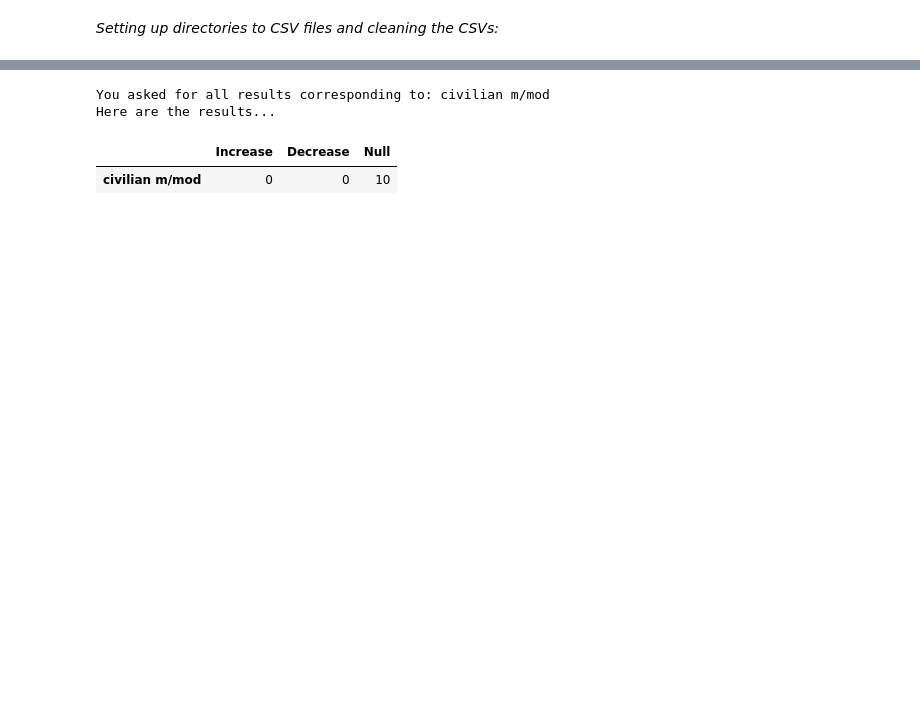
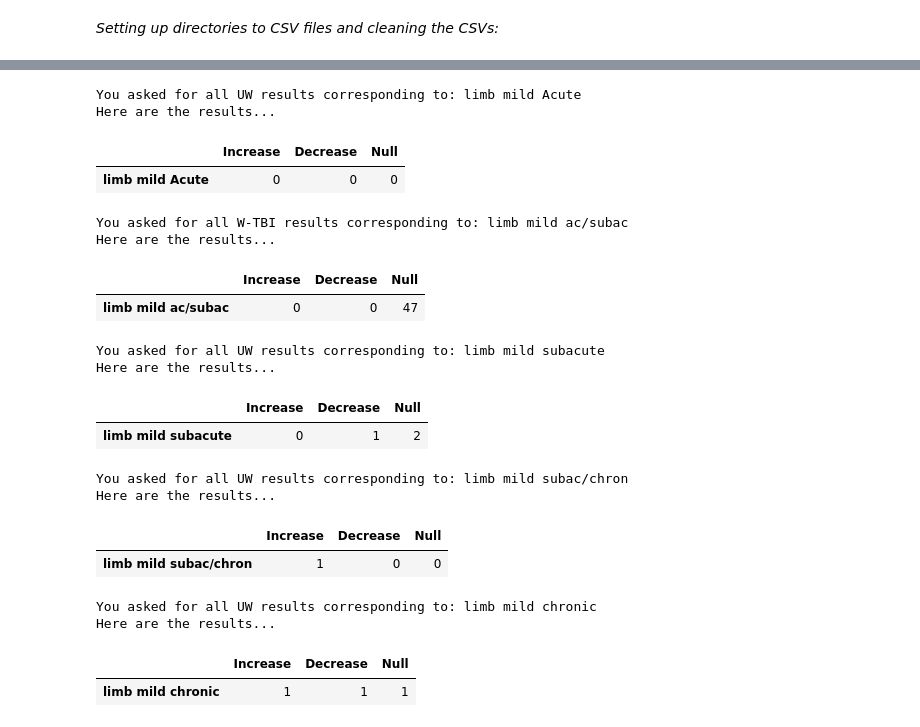
Before and after one commit to danielfrees/rsfMRI_LitReview, a Jupyter notebook: Parsing_rsfMRI_Data.ipynb, the cells around one changed output, grey strips where cells are left out. Cells and saved outputs as stored; diff of their text form; code cells hidden in the pictures; blank space fills up the shorter version.

Commit message:
Updated for results sample size weighting

```diff
--- a/Parsing_rsfMRI_Data.ipynb
+++ b/Parsing_rsfMRI_Data.ipynb
@@ -1169,7 +1200,0 @@ def easyQueryStats(stats, query1="", query2="", query3="", query4="", query5="",
-# %%
-easyQueryStats(stats, "civilian", "m/mod")
-# %% [output]
-You asked for all results corresponding to: civilian m/mod
-Here are the results...
-|  | Increase | Decrease | Null |
-| civilian m/mod | 0 | 0 | 10 |
@@ -1177,0 +1201,57 @@ Here are the results...
+# %%
+#easyQueryStats function--------------------------------------------------------------------------------------------------
+#easyQueryStats() works exactly like queryStats except it prints out a mini dataframe
+#of your requested statistics, making it easier to use without additional coding.
+#As of 08/11/2021, you also have to provide a weighting type for your results as the second parameter.
+#"UW"- unweighted results
+#"W-TBI" TBI sample size weighted results
+#"W-Total" Total sample size weighted results
+
+def easyQueryStats(stats, weight = "UW", query1="", query2="", query3="", query4="", query5="", query6=""):
+    queryList = [query1, query2, query3, query4, query5, query6]
+    queryList = [query for query in queryList if not query == ""]
+    if(any(query not in nets+results+severities+ages+chronicities+types+controls for query in queryList)):
+        print("One of more of your queries did not correspond to a valid keyword. Double check your input!")
+        return
+
+    if weight not in ["UW", "W-TBI", "W-Total"]:
+        print("Your providing weighting choice did not match a valid keyword. Double check your input!")
+        return
+
+    res = queryStats(stats, weight, query1, query2, query3, query4, query5, query6)
+
+    print("You asked for all " + weight + " results corresponding to: " + query1 + " " + query2 + " " + query3 + " " + query4 + " " + query5 + " " + query6)
+    print("Here are the results...")
+    result = {"Increase": res[0], "Decrease": res[1], "Null": res[2]}
+    res_Index = [query1 + " " + query2 + " " + query3 + " " + query4 + " " + query5 + " " + query6]
+    df = pd.DataFrame(result, index = res_Index)
+    display(df)
+    return
+#end easyQueryStats function--------------------------------------------------------------------------------------------------
+# %%
+easyQueryStats(stats, "UW", "limb", "mild", "Acute")
+easyQueryStats(stats, "W-TBI", "limb", "mild", "ac/subac")
+easyQueryStats(stats, "UW", "limb", "mild", "subacute")
+easyQueryStats(stats, "UW", "limb", "mild", "subac/chron")
+easyQueryStats(stats, "UW", "limb", "mild", "chronic")
+# %% [output]
+You asked for all UW results corresponding to: limb mild Acute
+Here are the results...
+|  | Increase | Decrease | Null |
+| limb mild Acute | 0 | 0 | 0 |
+You asked for all W-TBI results corresponding to: limb mild ac/subac
+Here are the results...
+|  | Increase | Decrease | Null |
+| limb mild ac/subac | 0 | 0 | 47 |
+You asked for all UW results corresponding to: limb mild subacute
+Here are the results...
+|  | Increase | Decrease | Null |
+| limb mild subacute | 0 | 1 | 2 |
+You asked for all UW results corresponding to: limb mild subac/chron
+Here are the results...
+|  | Increase | Decrease | Null |
+| limb mild subac/chron | 1 | 0 | 0 |
+You asked for all UW results corresponding to: limb mild chronic
+Here are the results...
+|  | Increase | Decrease | Null |
+| limb mild chronic | 1 | 1 | 1 |
```
Also changed, not shown: parts of 6 cells of this notebook.
